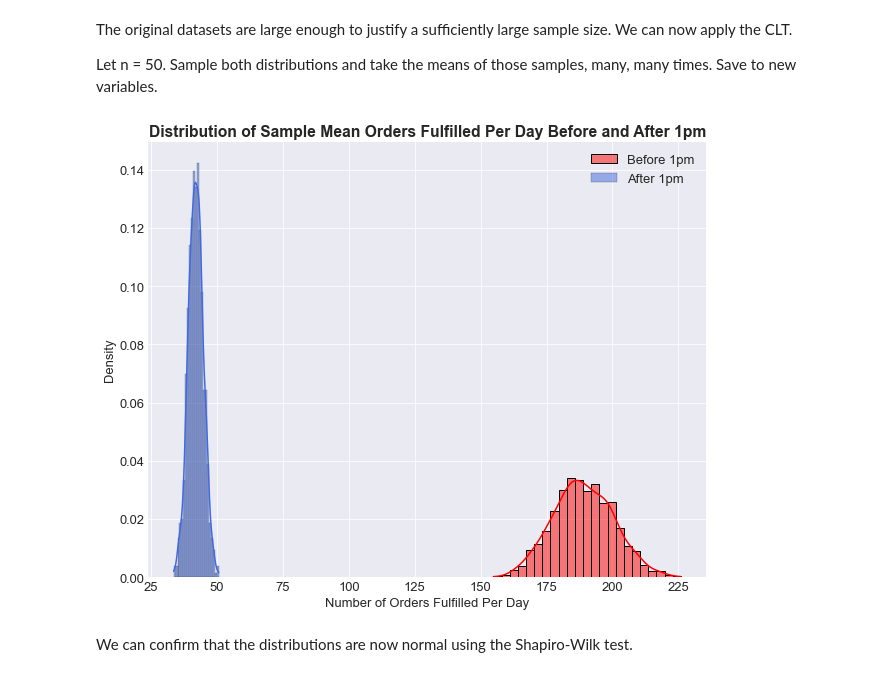
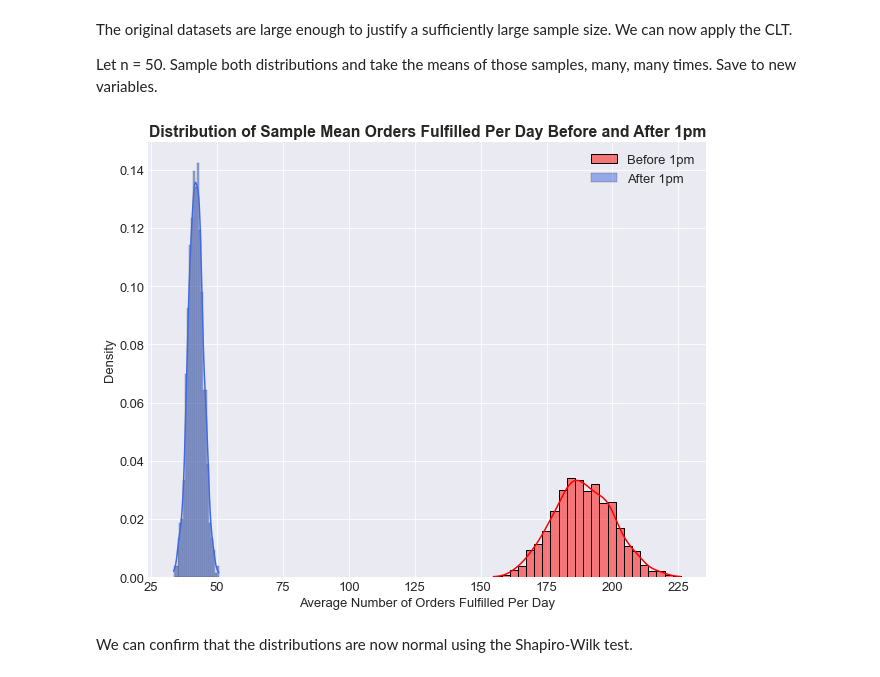
Before and after one commit to TrinityGahagen2K/french-bakery-analysis, a Jupyter notebook: french_bakery_analysis.ipynb, the cells around one changed output. Drawn from its saved outputs; the diff is of its cells as text; code cells hidden in the pictures.

```diff
--- a/french_bakery_analysis.ipynb
+++ b/french_bakery_analysis.ipynb
@@ -905,14 +913,15 @@ for i in range(1000):
     before_1pm_sample_means.append(xbar1)
     after_1pm_sample_means.append(xbar2)
 # %%
+# Plot the normalized distributions
 fig, ax = plt.subplots(figsize=(10, 8))
 sns.histplot(data=before_1pm_sample_means, label='Before 1pm', ax=ax, kde=True, stat='density', color='red')
 sns.histplot(data=after_1pm_sample_means, label='After 1pm', ax=ax,  kde=True, stat='density', color='royalblue')
 ax.legend()
 ax.set_title('Distribution of Sample Mean Orders Fulfilled Per Day Before and After 1pm')
-ax.set_xlabel('Number of Orders Fulfilled Per Day');
+ax.set_xlabel('Average Number of Orders Fulfilled Per Day');
 # %% [output]
-[figure, old version]
+[figure, new version]
 # %% [markdown]
 We can confirm that the distributions are now normal using the Shapiro-Wilk test.
 # %%
```
Also changed, not shown: parts of 4 cells of this notebook, 1 other file.
